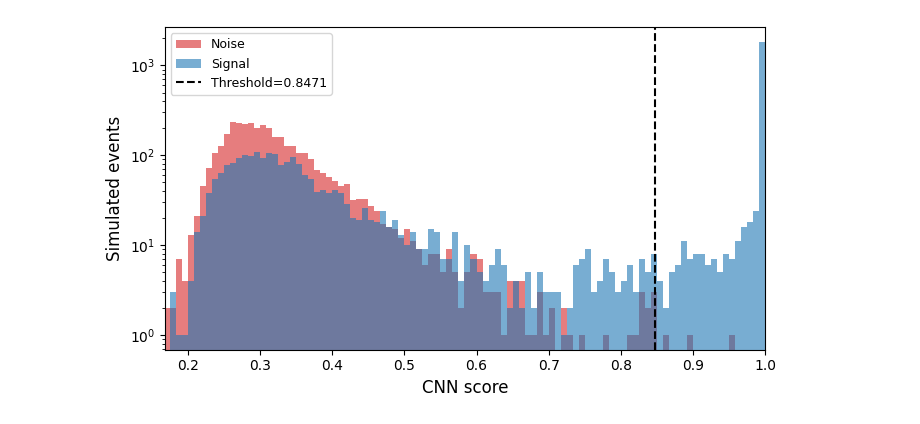
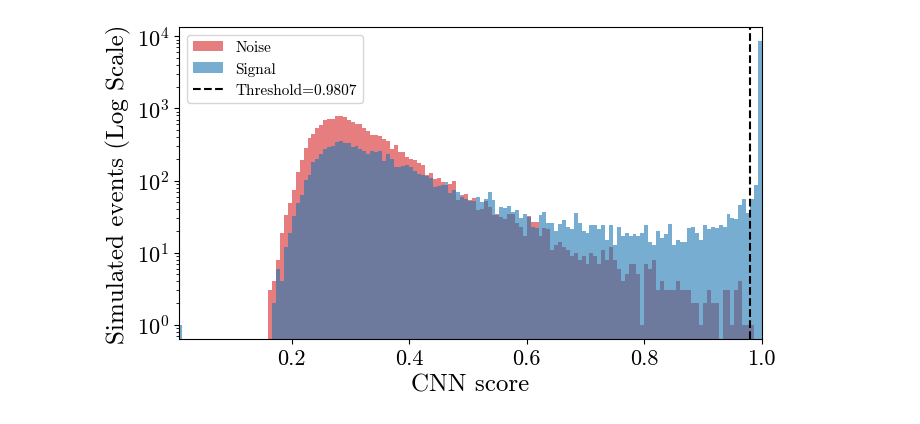
Before and after one commit to umd-pa/RNO_machine_learning, a Jupyter notebook: RNO_classifier/plotting/score_distribution_plotting.ipynb, the cells around one changed output. Saved outputs shown, nothing was run; the diff lists cells and outputs as text; code cells hidden in the pictures.

```diff
--- a/RNO_classifier/plotting/score_distribution_plotting.ipynb
+++ b/RNO_classifier/plotting/score_distribution_plotting.ipynb
@@ -16,12 +16,19 @@ sys.path.append("/data/condor_shared/users/nmanic/RNO_machine_learning/RNO_class
 from train_benchmark import ARCH_REGISTRY, WaveformDataset
 from evaluate_comparison import get_scores, threshold_at_fpr
 
+plt.rcParams.update({
+    "font.family": "serif",
+    "font.serif": ["cmr10", "Computer Modern Roman", "DejaVu Serif"],
+    "mathtext.fontset": "cm",
+    "axes.unicode_minus": False,
+})
+
 ckpt_path = "/data/i3store/users/nmanic/classifier_consistency/ARZ2020/benchmark/runs/exp01/best_model.pt"
 
 # Variables for choosing plotting data
-signal_path = "/data/i3store/users/nmanic/classifier_consistency/ARZ2020/benchmark/nu/nu_extracted.hdf5"
-noise_path = "/data/i3store/users/nmanic/classifier_consistency/ARZ2020/benchmark/noise/noise_extracted.hdf5"
-target_fpr = 1e-3
+signal_path = "/data/i3store/users/nmanic/store/datasets/nu_extracted_old.hdf5"
+noise_path = "/data/i3store/users/nmanic/store/datasets/noise_extracted_old.hdf5"
+target_fpr = 1e-5
 # Set compare to True if signal & noise files aren't what the model was trained on
 compare = False
 batch_size = 512
@@ -70,23 +77,26 @@ roc_auc = auc(fpr_arr, tpr_arr)
 threshold, op_fpr, op_tpr = threshold_at_fpr(
     fpr_arr, tpr_arr, thresholds, target_fpr)
 # %%
-n_bins = 120
+n_bins = 150
+labelsize=18
 
-fig, ax = plt.subplots(figsize=(7, 4))
+fig,ax=plt.subplots(figsize=(7, 4))
 ax.hist(scores[val_labels == 0], bins=n_bins, range=(0, 1),
         alpha=0.6, color="tab:red",  label="Noise")
 ax.hist(scores[val_labels == 1], bins=n_bins, range=(0, 1),
         alpha=0.6, color="tab:blue", label="Signal")
 ax.axvline(threshold, ls="--", color="black", label=f"Threshold={threshold:.4f}")
-ax.set_xlabel("CNN score", fontsize=12)
-ax.set_ylabel("Simulated events", fontsize=12)
-ax.legend(loc="upper left",fontsize=9)
+ax.set_xlabel("CNN score", fontsize=labelsize)
+ax.set_ylabel("Simulated events (Log Scale)", fontsize=labelsize)
+ax.legend(loc="upper left",fontsize=11)
+#ax.set_xscale("log")
 ax.set_yscale("log")
 ax.set_xlim(min(scores), max(scores))
+ax.tick_params(axis='both', which='major', labelsize=16)
 
 #ax.grid(True, alpha=0.5)
 
 fig.tight_layout()
 plt.show()
 # %% [output]
-[figure, old version]
+[figure, new version]
```
Also changed, not shown: parts of 2 cells of this notebook, 5 other files.
